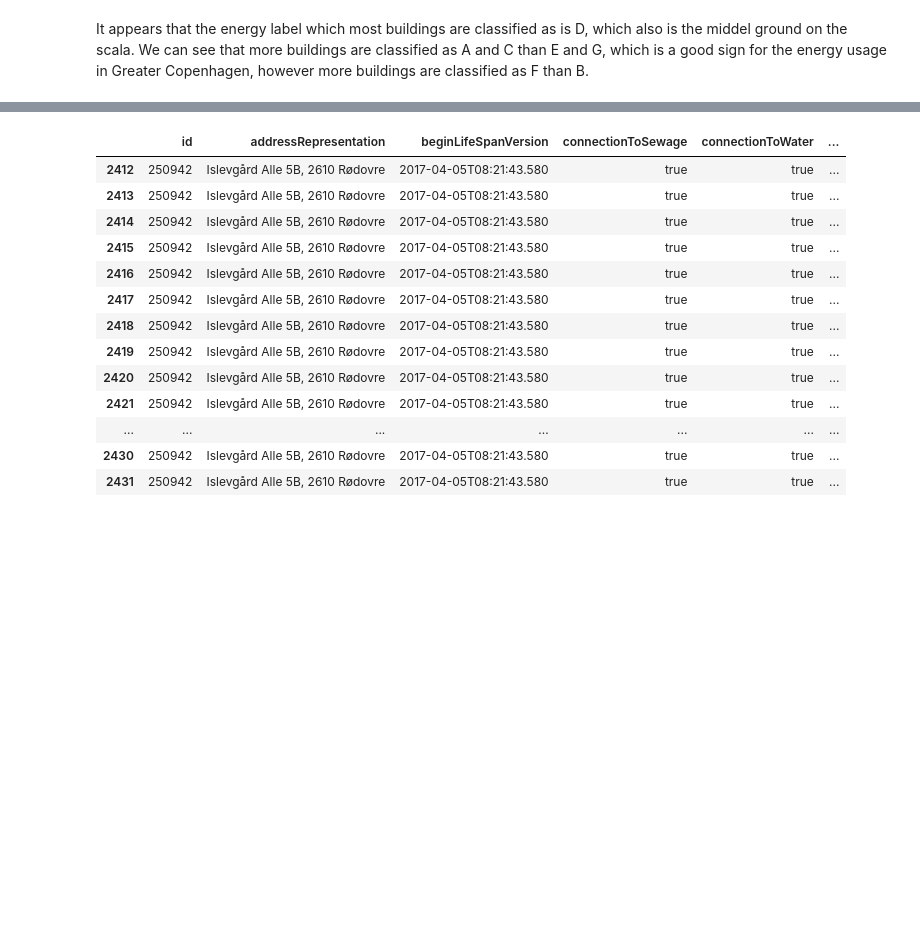
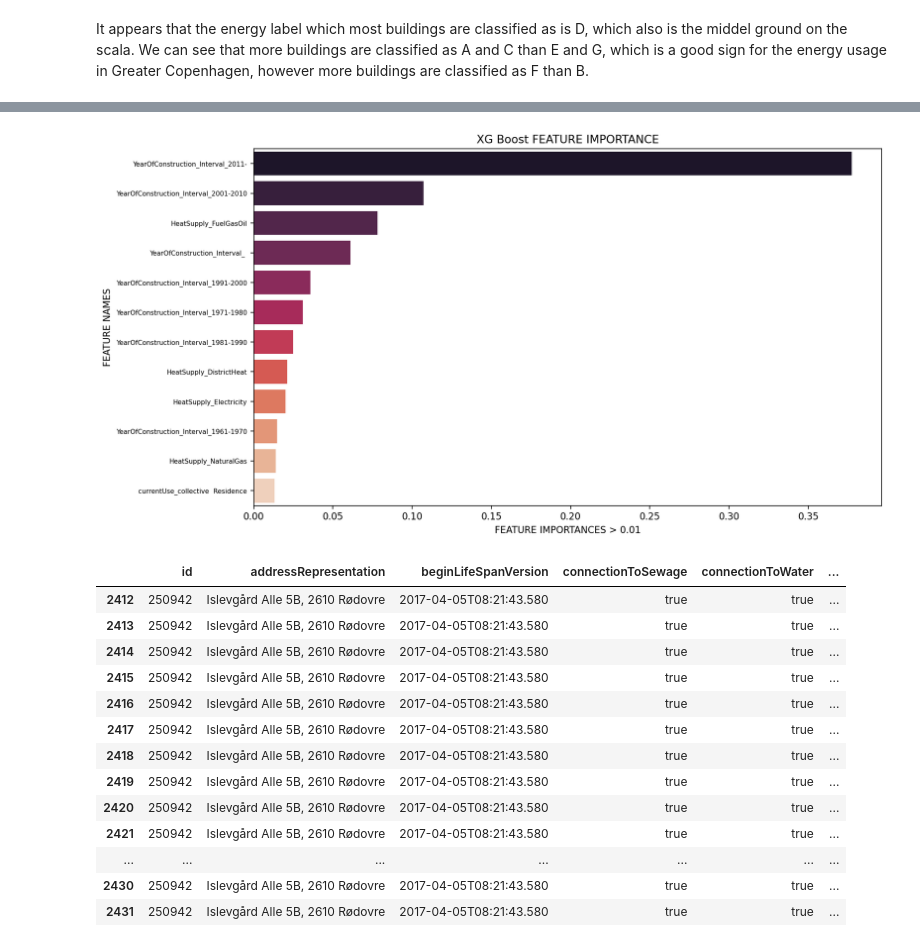
Before and after one commit to oliversvane/DTU_SocialDataProject, a Jupyter notebook: Project_1_exploratory.ipynb, the cells around one changed output, grey strips where cells are left out. Saved outputs shown, nothing was run; the diff lists cells and outputs as text; code cells hidden in the pictures; blank space fills up the shorter version.

```diff
--- a/Project_1_exploratory.ipynb
+++ b/Project_1_exploratory.ipynb
@@ -378,0 +499,12 @@ It appears that the energy label which most buildings are classified as is D, wh
+# %%
+X,y=[   'connectionToSewage',
+        'connectionToWater',
+        'currentUse',
+        'dateOfRenovation_dateOfEvent_anyPoint', #When the house was rennovated
+        'HeatSupply',
+        'materialOfRoof',
+        'materialOfWall',
+        'YearOfConstruction_Interval', #Intervals of 10 years
+        'has_been_rennovated',
+        'officialArea' #Area of house in square meteres
+        ],['EnergyLabelClassification']
@@ -379,3 +645,7 @@ It appears that the energy label which most buildings are classified as is D, wh
+# %%
+plot_feature_importance(model_xg.feature_importances_,labels,"XG Boost")
+# %% [output]
+[figure, added]
 # %%
 # Copy dataframe
 ML_data = final_data.copy()
```
Also changed, not shown: parts of 27 cells of this notebook.
